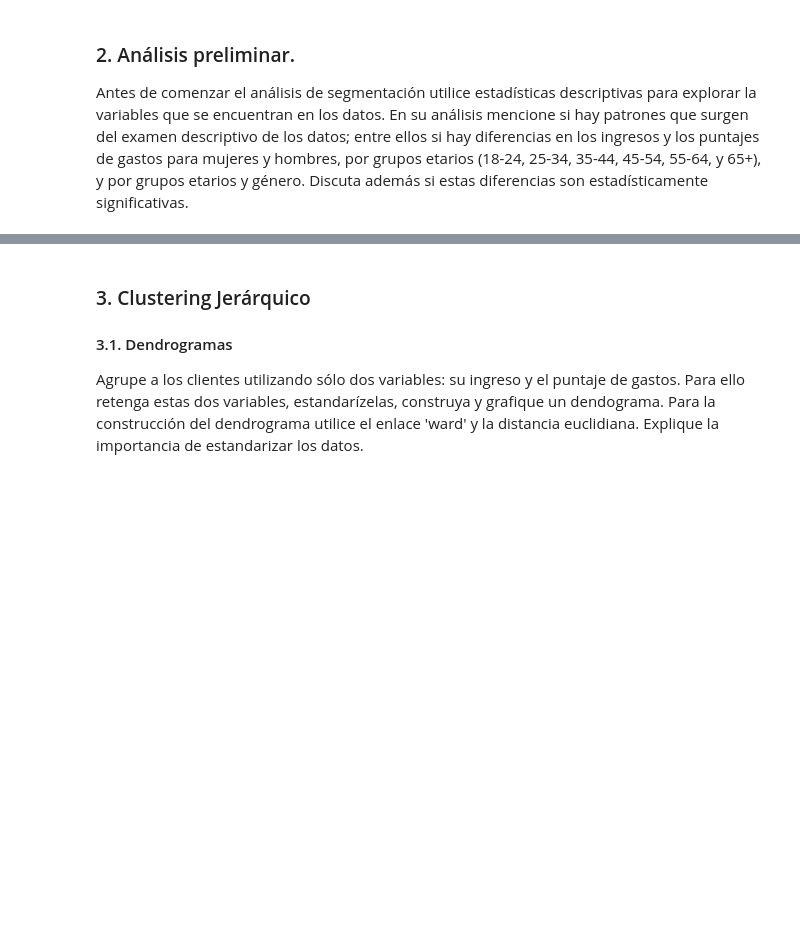
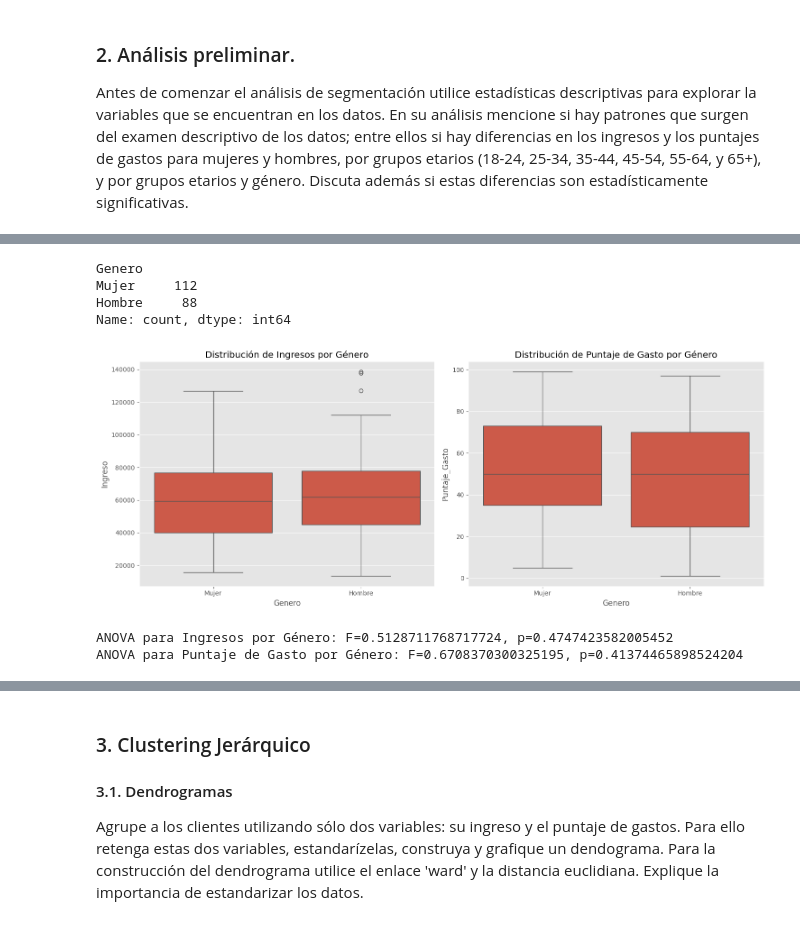
Before and after one commit to jetabaresj/MIAD_UL_2024, a Jupyter notebook: SEMANA 4/S4_LC_Taller_Jerarquico_DBSCAN.ipynb, the cells around one changed output, grey strips where cells are left out. Saved outputs shown, nothing was run; the diff lists cells and outputs as text; code cells hidden in the pictures; blank space fills up the shorter version.

```diff
--- a/SEMANA 4/S4_LC_Taller_Jerarquico_DBSCAN.ipynb
+++ b/SEMANA 4/S4_LC_Taller_Jerarquico_DBSCAN.ipynb
@@ -28,5 +28,15 @@ El objetivo de este caso-taller es analizar una base de datos ficticia sobre cli
 ### 1.Carga de datos
 
 En la carpeta `data` se encuentra el archivo `datos_clientes.csv` cargue estos datos en su *cuaderno*.
+# %%
+import pandas as pd
+import numpy as np
+import matplotlib.pyplot as plt
+import seaborn as sns
+from scipy import stats
+
+plt.style.use('ggplot')
 # %%
 # Utilice este espacio para escribir el código.
+dataset = pd.read_csv('./data/datos_clientes.csv')
+dataset.head()
@@ -42,0 +83,37 @@ Antes de comenzar el análisis de segmentación utilice estadísticas descriptiv
+# %%
+dataset['Genero'].value_counts()
+# %% [output]
+Genero
+Mujer     112
+Hombre     88
+Name: count, dtype: int64
+# %%
+# Gráfica de Distribuciones por Género
+fig, axes = plt.subplots(1, 2, figsize=(15, 6))
+
+# Ingresos por Género
+sns.boxplot(ax=axes[0], x='Genero', y='Ingreso', data=dataset)
+axes[0].set_title('Distribución de Ingresos por Género')
+
+# Puntaje de Gasto por Género
+sns.boxplot(ax=axes[1], x='Genero', y='Puntaje_Gasto', data=dataset)
+axes[1].set_title('Distribución de Puntaje de Gasto por Género')
+
+plt.tight_layout()
+plt.show()
+
+# Pruebas ANOVA
+# Ingresos por género
+anova_ingreso = stats.f_oneway(dataset[dataset['Genero'] == 'Hombre']['Ingreso'],
+                               dataset[dataset['Genero'] == 'Mujer']['Ingreso'])
+
+print(f"ANOVA para Ingresos por Género: F={anova_ingreso.statistic}, p={anova_ingreso.pvalue}")
+
+# Puntaje de gasto por género
+anova_gasto = stats.f_oneway(dataset[dataset['Genero'] == 'Hombre']['Puntaje_Gasto'],
+                             dataset[dataset['Genero'] == 'Mujer']['Puntaje_Gasto'])
+print(f"ANOVA para Puntaje de Gasto por Género: F={anova_gasto.statistic}, p={anova_gasto.pvalue}")
+# %% [output]
+[figure, added]
+ANOVA para Ingresos por Género: F=0.5128711768717724, p=0.4747423582005452
+ANOVA para Puntaje de Gasto por Género: F=0.6708370300325195, p=0.41374465898524204
```
Also changed, not shown: parts of 33 cells of this notebook.
